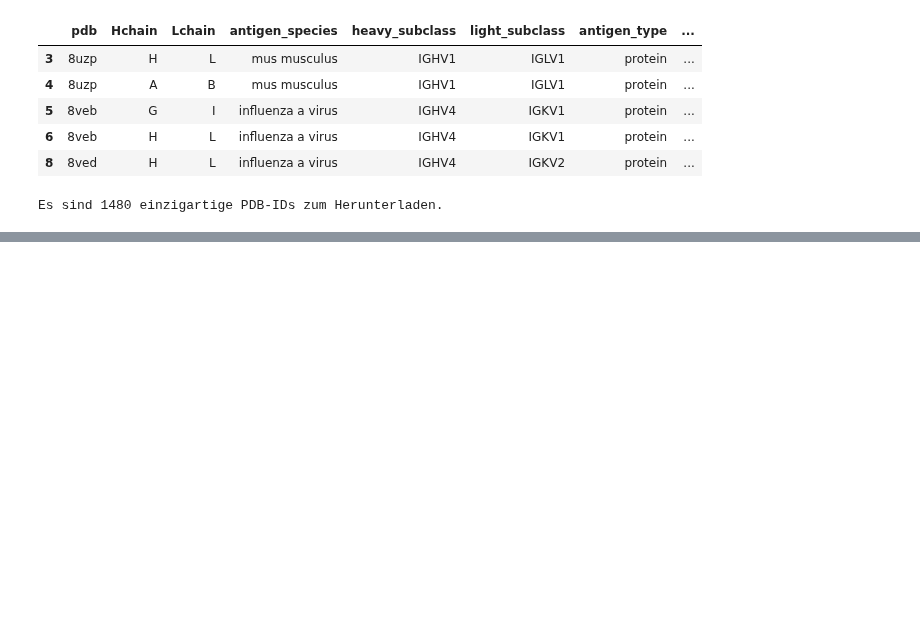
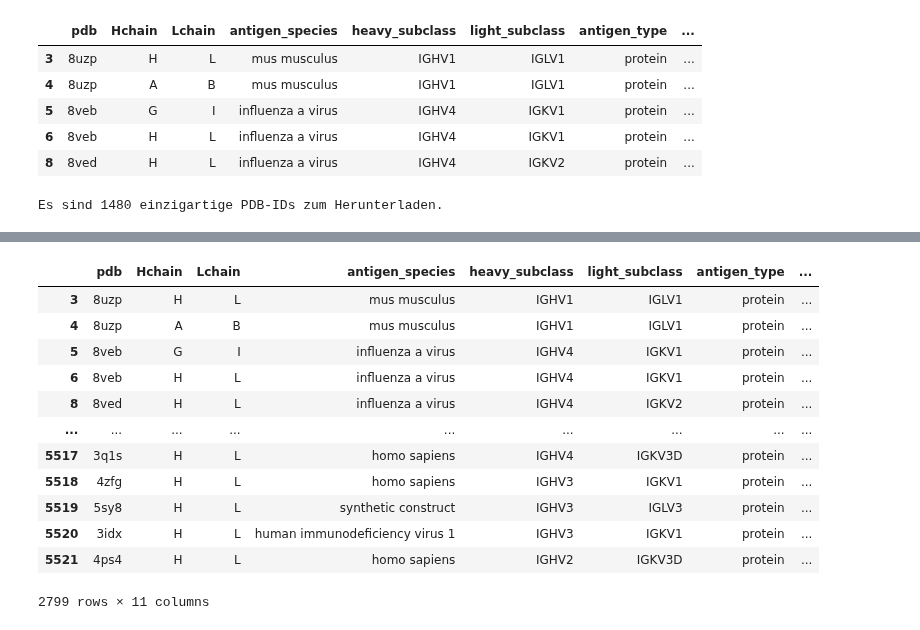
Before and after one commit to datascience-2025-group4/group04-team02, a Jupyter notebook: data cleanup/data cleanup 1.ipynb, the cells around one changed output, grey strips where cells are left out. Cells and saved outputs as stored; diff of their text form; code cells hidden in the pictures; blank space fills up the shorter version.

```diff
--- a/data cleanup/data cleanup 1.ipynb
+++ b/data cleanup/data cleanup 1.ipynb
@@ -127,0 +130,16 @@ Downloading PDB structure '4ps4'...
+# %%
+df_cleaned
+# %% [output]
+|  | pdb | Hchain | Lchain | antigen_species | heavy_subclass | light_subclass | antigen_type | ... |
+| 3 | 8uzp | H | L | mus musculus | IGHV1 | IGLV1 | protein | ... |
+| 4 | 8uzp | A | B | mus musculus | IGHV1 | IGLV1 | protein | ... |
+| 5 | 8veb | G | I | influenza a virus | IGHV4 | IGKV1 | protein | ... |
+| 6 | 8veb | H | L | influenza a virus | IGHV4 | IGKV1 | protein | ... |
+| 8 | 8ved | H | L | influenza a virus | IGHV4 | IGKV2 | protein | ... |
+| ... | ... | ... | ... | ... | ... | ... | ... | ... |
+| 5517 | 3q1s | H | L | homo sapiens | IGHV4 | IGKV3D | protein | ... |
+| 5518 | 4zfg | H | L | homo sapiens | IGHV3 | IGKV1 | protein | ... |
+| 5519 | 5sy8 | H | L | synthetic construct | IGHV3 | IGLV3 | protein | ... |
+| 5520 | 3idx | H | L | human immunodeficiency virus 1 | IGHV3 | IGKV1 | protein | ... |
+| 5521 | 4ps4 | H | L | homo sapiens | IGHV2 | IGKV3D | protein | ... |
+2799 rows × 11 columns
```
Also changed, not shown: parts of 4 cells of this notebook.
